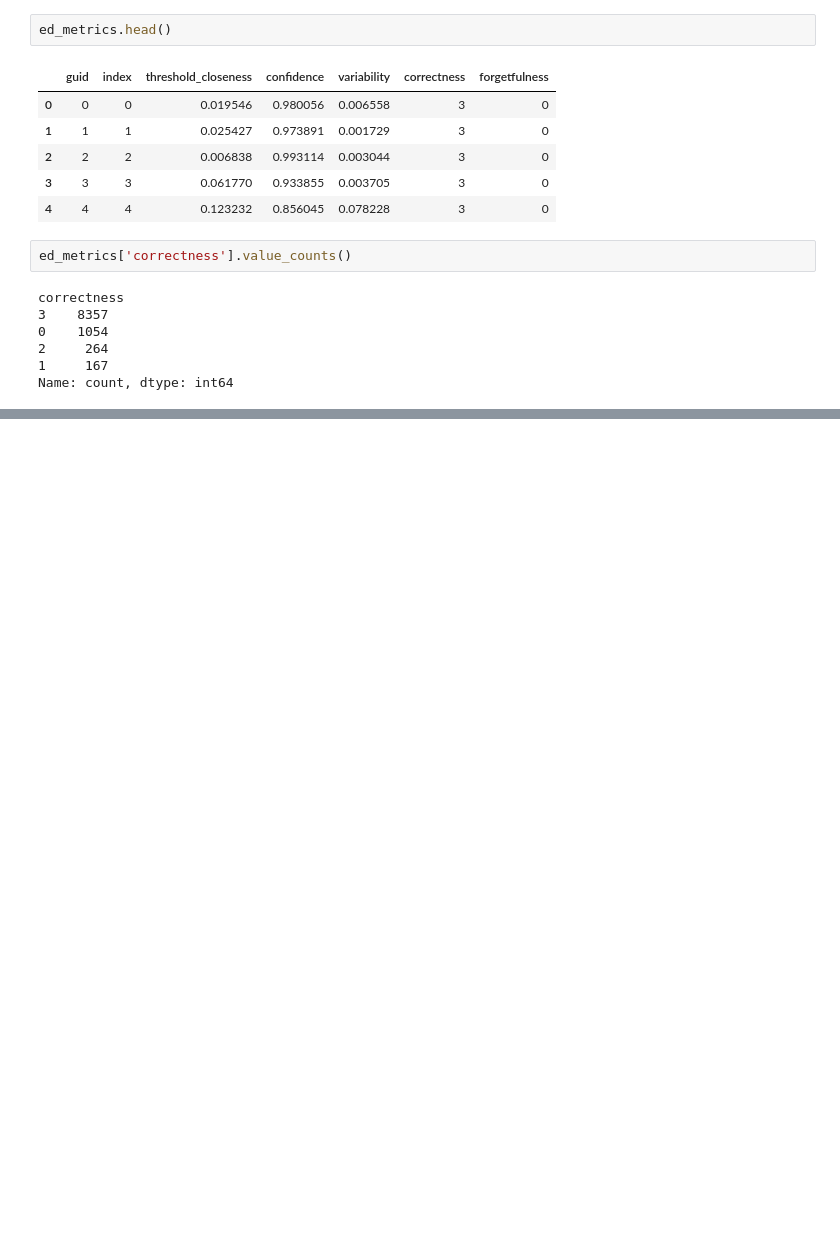
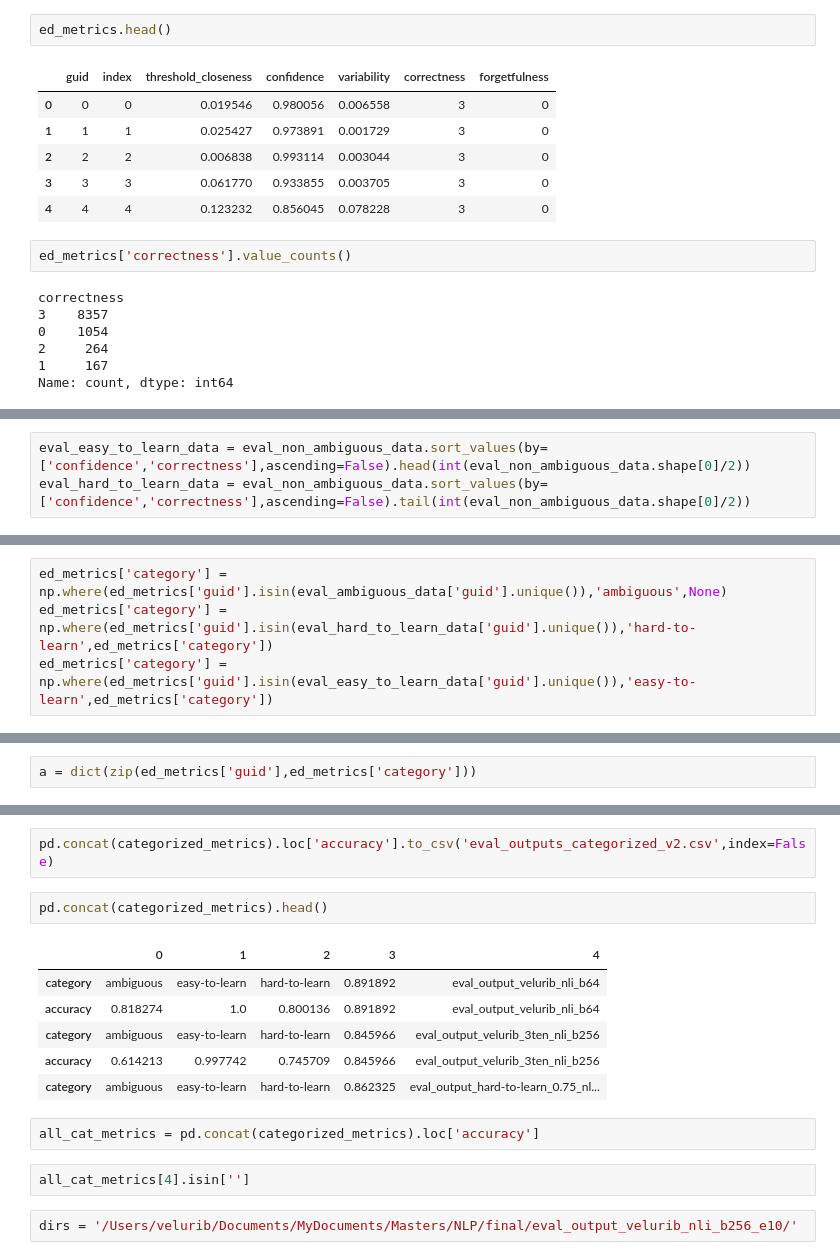
Before and after one commit to veluribharath/nlp-final, a Jupyter notebook: Explore Model Output.ipynb, the cells around one changed output, grey strips where cells are left out. Drawn from its saved outputs; the diff is of its cells as text; blank space fills up the shorter version.

```diff
--- a/Explore Model Output.ipynb
+++ b/Explore Model Output.ipynb
@@ -813,0 +834,3 @@ Name: count, dtype: int64
+# %%
+eval_easy_to_learn_data = eval_non_ambiguous_data.sort_values(by=['confidence','correctness'],ascending=False).head(int(eval_non_ambiguous_data.shape[0]/2))
+eval_hard_to_learn_data = eval_non_ambiguous_data.sort_values(by=['confidence','correctness'],ascending=False).tail(int(eval_non_ambiguous_data.shape[0]/2))
@@ -813,0 +858,4 @@ Name: count, dtype: int64
+# %%
+ed_metrics['category'] = np.where(ed_metrics['guid'].isin(eval_ambiguous_data['guid'].unique()),'ambiguous',None)
+ed_metrics['category'] = np.where(ed_metrics['guid'].isin(eval_hard_to_learn_data['guid'].unique()),'hard-to-learn',ed_metrics['category'])
+ed_metrics['category'] = np.where(ed_metrics['guid'].isin(eval_easy_to_learn_data['guid'].unique()),'easy-to-learn',ed_metrics['category'])
@@ -815,0 +874,2 @@ ed_metrics['correctness'].value_counts()
+# %%
+a = dict(zip(ed_metrics['guid'],ed_metrics['category']))
@@ -815,0 +1036,17 @@ ed_metrics['correctness'].value_counts()
+# %%
+pd.concat(categorized_metrics).loc['accuracy'].to_csv('eval_outputs_categorized_v2.csv',index=False)
+# %%
+pd.concat(categorized_metrics).head()
+# %% [output]
+|  | 0 | 1 | 2 | 3 | 4 |
+| category | ambiguous | easy-to-learn | hard-to-learn | 0.891892 | eval_output_velurib_nli_b64 |
+| accuracy | 0.818274 | 1.0 | 0.800136 | 0.891892 | eval_output_velurib_nli_b64 |
+| category | ambiguous | easy-to-learn | hard-to-learn | 0.845966 | eval_output_velurib_3ten_nli_b256 |
+| accuracy | 0.614213 | 0.997742 | 0.745709 | 0.845966 | eval_output_velurib_3ten_nli_b256 |
+| category | ambiguous | easy-to-learn | hard-to-learn | 0.862325 | eval_output_hard-to-learn_0.75_nl... |
+# %%
+all_cat_metrics = pd.concat(categorized_metrics).loc['accuracy']
+# %%
+all_cat_metrics[4].isin['']
+# %%
+dirs = '/Users/velurib/Documents/MyDocuments/Masters/NLP/final/eval_output_velurib_nli_b256_e10/'
```
Also changed, not shown: parts of 35 cells of this notebook, 4 other files.
